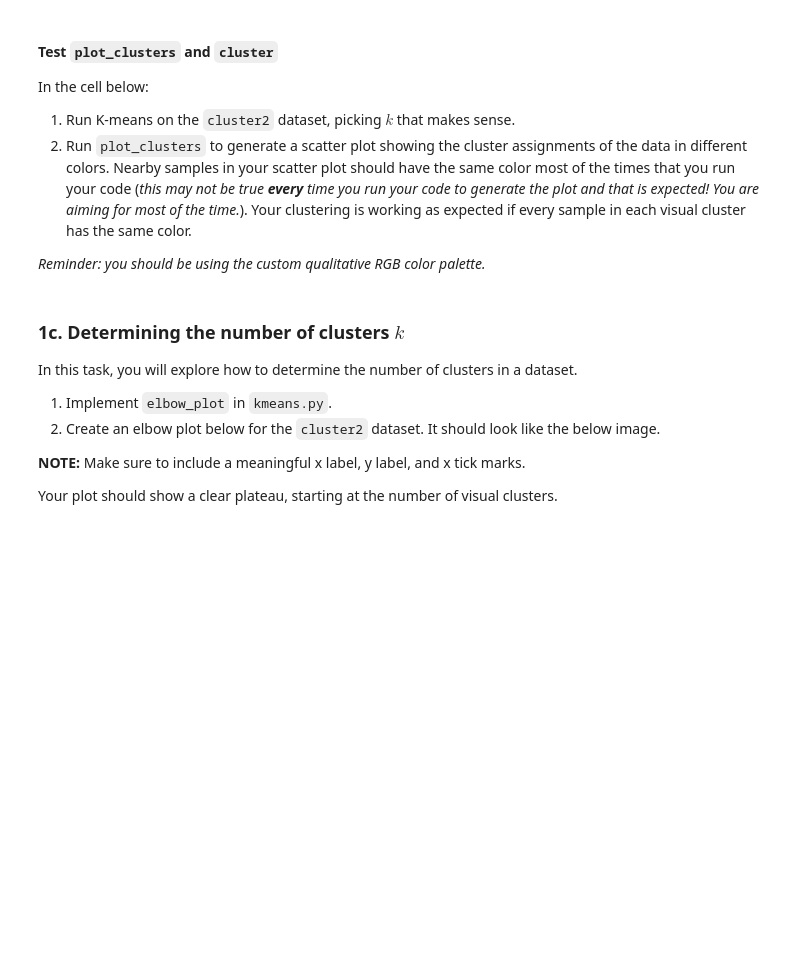
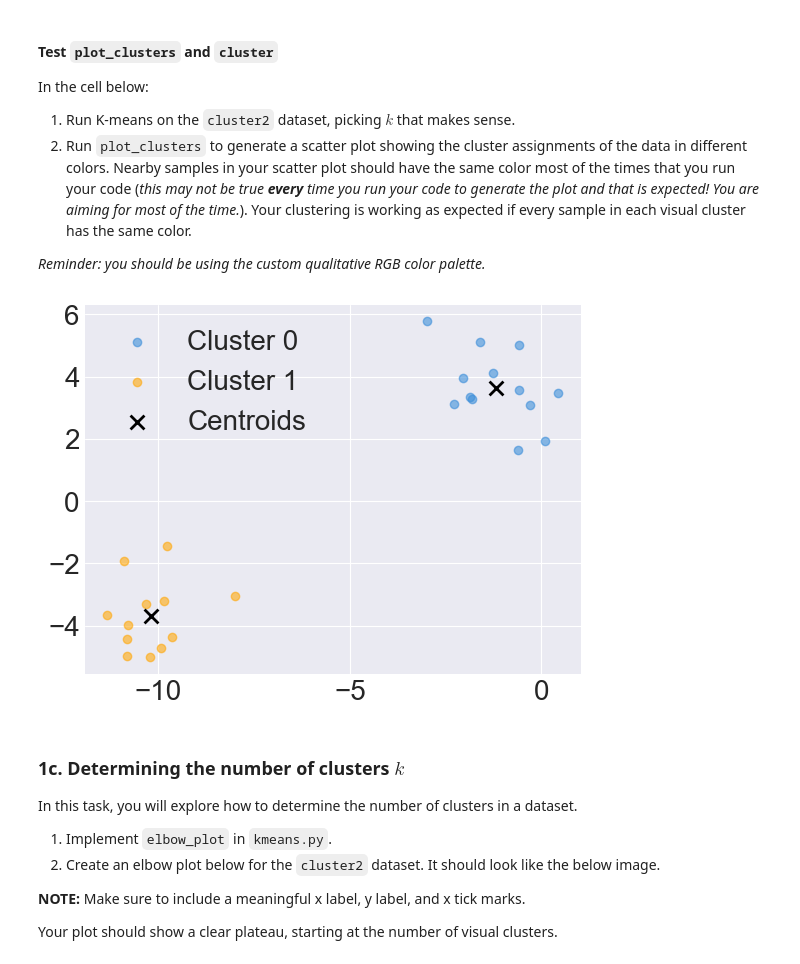
Before and after one commit to Mickey-Zhaang/ColbyCollege_CS252, a Jupyter notebook: Projct3/kmeans.ipynb, the cells around one changed output. Cells and saved outputs as stored; diff of their text form; code cells hidden in the pictures; blank space fills up the shorter version.

```diff
--- a/Projct3/kmeans.ipynb
+++ b/Projct3/kmeans.ipynb
@@ -174,6 +247,11 @@ In the cell below:
 *Reminder: you should be using the custom qualitative RGB color palette.*
 # %%
 # YOUR CODE HERE
+cluster = kmeans.KMeans(d)
+cluster.cluster()
+cluster.plot_clusters()
+# %% [output]
+[figure, added]
 # %% [markdown]
 ### 1c. Determining the number of clusters $k$
 
```
Also changed, not shown: parts of 36 cells of this notebook, 4 other files.
